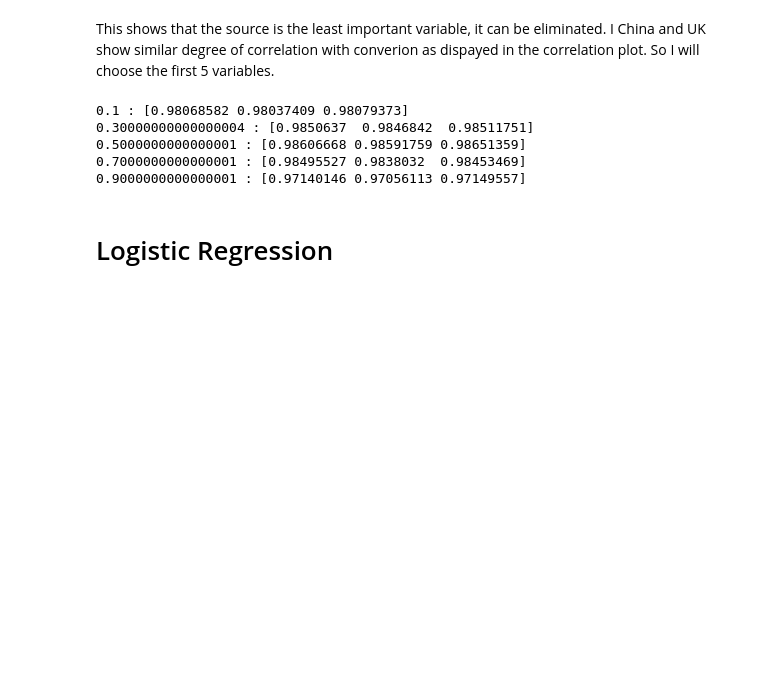
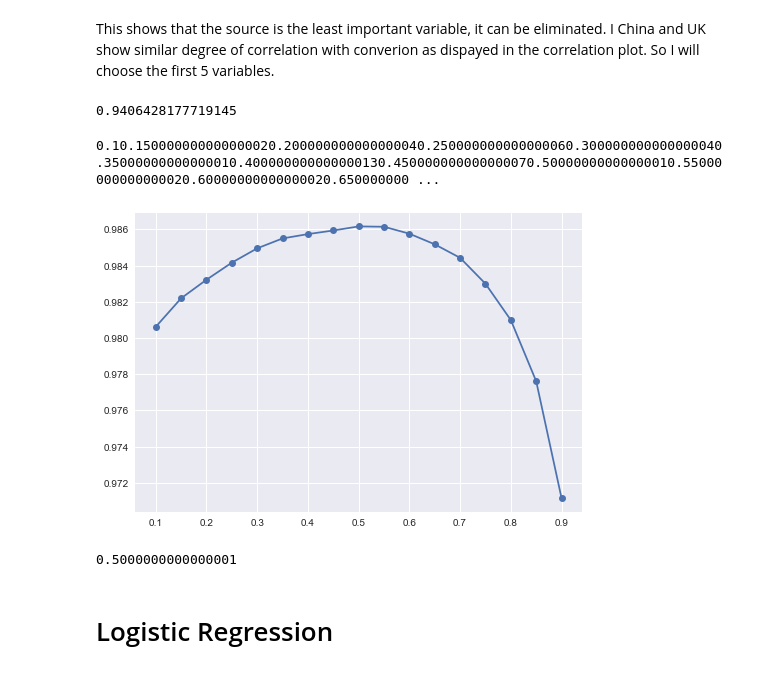
Before and after one commit to haniramezani/WebsiteConversion, a Jupyter notebook: Conversion analysis.ipynb, the cells around one changed output. Cells and saved outputs as stored; diff of their text form; code cells hidden in the pictures; blank space fills up the shorter version.

```diff
--- a/Conversion analysis.ipynb
+++ b/Conversion analysis.ipynb
@@ -158,26 +158,32 @@ Y_model=Y_train
 # %%
 lr = linear_model.LogisticRegression(C=1e5, fit_intercept=True, class_weight='balanced')
 lr=lr.fit(X_model, Y_model)
+lr.score(X_model, Y_model)
+# %% [output]
+0.9406428177719145
 # %%
 ##use cross validation to determie weight
 from sklearn.model_selection import cross_val_score
 def create_weights():
-    Interval1=np.arange(0.1,0.91,0.2)
-    #Interval2=np.arange(0.91,0.991,0.02)
-    #Interval3=np.arange(0.991,0.9991,0.002)
-    #weights=np.concatenate((Interval1,Interval2,Interval3))
-    weights=Interval1
-    return weights
+    Interval=np.arange(0.1,0.91,0.05)
+
+    return Interval
 weights=create_weights()
+Scores=[]
 for w in weights:
     logreg = linear_model.LogisticRegression(C=1e5, fit_intercept=True, class_weight={1:w, 0:(1-w)})
-    print(w, ":", cross_val_score(logreg, X_model, Y_model))
+    Scores.append(cross_val_score(logreg, X_model, Y_model).mean())
+    print(w,end="")
 # %% [output]
-0.1 : [0.98068582 0.98037409 0.98079373]
-0.30000000000000004 : [0.9850637  0.9846842  0.98511751]
-0.5000000000000001 : [0.98606668 0.98591759 0.98651359]
-0.7000000000000001 : [0.98495527 0.9838032  0.98453469]
-0.9000000000000001 : [0.97140146 0.97056113 0.97149557]
+0.10.150000000000000020.200000000000000040.250000000000000060.300000000000000040.35000000000000010.400000000000000130.450000000000000070.50000000000000010.55000000000000020.60000000000000020.650000000 ...
+# %%
+fig , ax=plt.subplots(1,1)
+ax.plot(weights,Scores, '-o')
+plt.show()
+print(weights[np.argmax(Scores)])
+# %% [output]
+[figure, added]
+0.5000000000000001
 # %% [markdown]
 # Logistic Regression
 # %%
```
